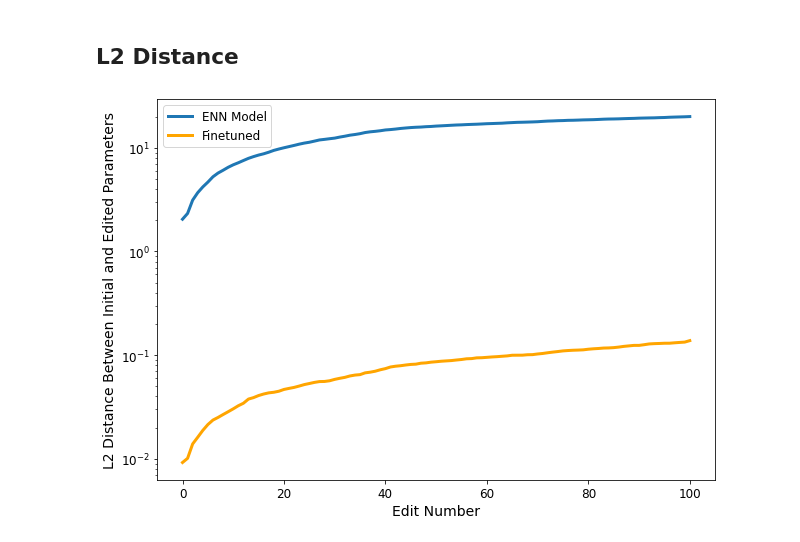
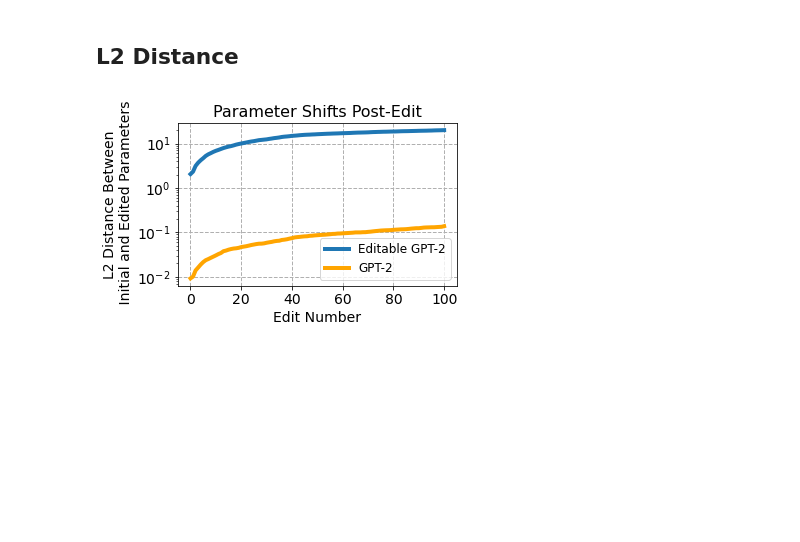
Before and after one commit to spencerbraun/editable_nlp, a Jupyter notebook: plots/Evaluation_Plots.ipynb, the cells around one changed output. Saved outputs shown, nothing was run; the diff lists cells and outputs as text; code cells hidden in the pictures; blank space fills up the shorter version.

```diff
--- a/plots/Evaluation_Plots.ipynb
+++ b/plots/Evaluation_Plots.ipynb
@@ -106,27 +108,29 @@ plt.savefig('perplexity.png', bbox_inches='tight', facecolor="#ffffff")
 # %%
 (
     model_100
     .query('edit_step == 1')
     .groupby("edit_number")
     .norm.mean()
-    .plot(label="ENN Model", figsize=(10,7), linewidth=3)
+    .plot(label="Editable GPT-2", figsize=(5,3), linewidth=4)
 )
 
 
 (
     gpt_100
     .query('edit_step == 1')
     .groupby("edit_number")
     .norm.mean()
-    .plot(color='orange', label="Finetuned", linewidth=3)
+    .plot(color='orange', label="GPT-2", linewidth=4)
 )
 
 plt.xlabel("Edit Number", fontsize=14)
-plt.xticks(fontsize=12)
-plt.ylabel("L2 Distance Between Initial and Edited Parameters", fontsize=14)
-plt.yticks(fontsize=12)
+plt.xticks(fontsize=14)
+plt.ylabel("L2 Distance Between\n Initial and Edited Parameters", fontsize=14)
+plt.yticks(fontsize=14)
 plt.yscale("log")
 plt.legend(fontsize=12)
+plt.grid(linestyle='--', linewidth=1)
+plt.title("Parameter Shifts Post-Edit", fontsize=16)
 plt.savefig('l2_distance.png', bbox_inches='tight', facecolor="#ffffff")
 # %% [output]
-[figure, old version]
+[figure, new version]
```
Also changed, not shown: parts of 1 cell of this notebook, 2 other files.
